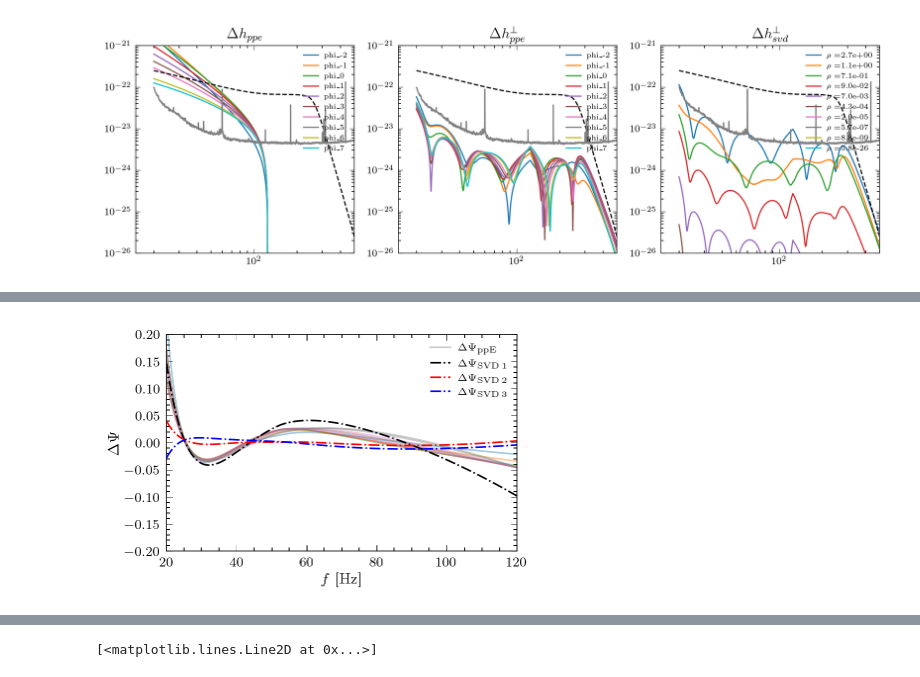
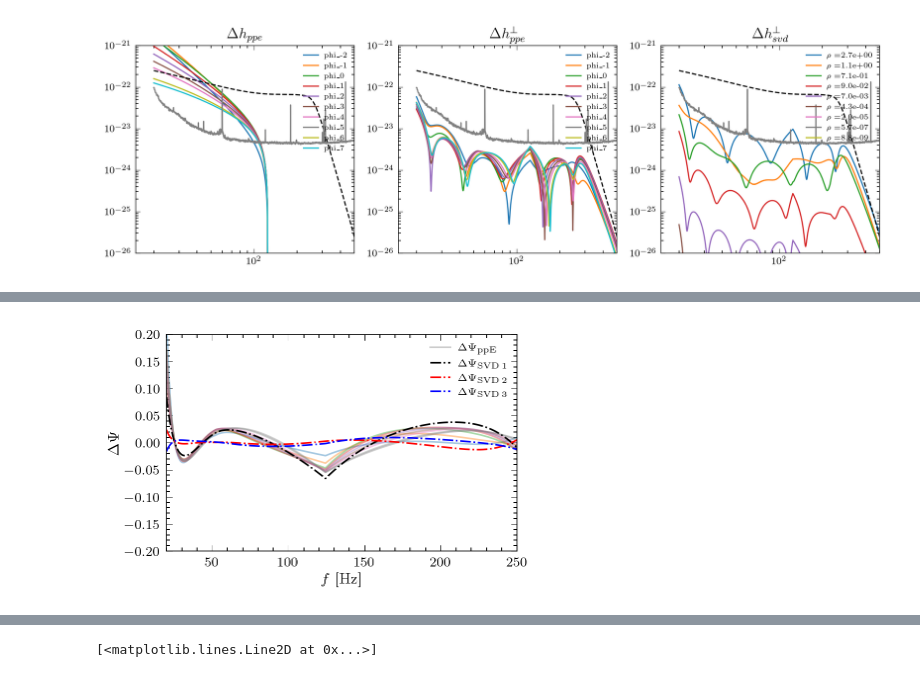
Before and after one commit to BrianCSeymour/geo-tgr, a Jupyter notebook: svd-ppeperp.ipynb, the cells around one changed output, grey strips where cells are left out. Saved outputs shown, nothing was run; the diff lists cells and outputs as text; code cells hidden in the pictures.

```diff
--- a/svd-ppeperp.ipynb
+++ b/svd-ppeperp.ipynb
@@ -248,3 +243,15 @@ for k in kk:
     resDh[obj.k2str[k]] = Dh
 # res = compute_Dh_ppek_perp(kk[0], dhgr, x, paramgr, cov)
 dhperp_nvnl, Dh_nvnl = compute_Dh_nvnl_perp(dhgr, x, paramgr, cov)
+# %%
+# len(kk)
+
+kkvals = kk[kk != 5]  # This removes 5 from the array
+
+ff = np.zeros((len(kkvals),len(kkvals)))
+for i in range(len(kkvals)):
+    for j in range(len(kkvals)):
+        dh_1 = res[obj.k2str[kkvals[i]]]
+        dh_2 = res[obj.k2str[kkvals[j]]]
+
+        ff[i,j] = np.sum([lib.innprod(dh_1[d], dh_2[d], obj.psdO3, obj.freqs) for d in dets])
@@ -288,3 +355,0 @@ U, s, Vh = np.linalg.svd(Hperp, full_matrices=False)
-# %%
-normarr = [lib.innprod(Dh[d], Dh[d], obj.psdO3, obj.freqs) for d in dets]
-norm = np.sum(normarr)**(1/2)
@@ -301,4 +356,5 @@ Array([6.13580041e-24-6.94100896e-23j,
 # %%
+U, s, Vh = np.linalg.svd(Hperp, full_matrices=False)
 normsvd = np.zeros(s.shape[0])
 for j in range(s.shape[0]):
     normarr = np.zeros(3)
@@ -320,7 +376,7 @@ for k in kk:
     axs[1].loglog(obj.freqs, norm*np.abs(res[obj.k2str[k]]["H1"]), label=obj.k2str[k])
 axs[1].set_title(r"$\Delta h_{ppe}^\perp$")
 
-for i in range(10):
+for i in range(9):
     axs[2].loglog(obj.freqs, norm*np.abs(s[i] * Vh[i, :4000] / weight), label=rf"$\rho=${normsvd[i]:0.1e}")
 axs[2].set_title(r"$\Delta h_{svd}^\perp$")
 
@@ -341,0 +394,3 @@ rf"$\Delta \Psi_{{SVD {i+1:d} }}$"
+# %%
+k = 1
+lib.innprod(res[obj.k2str[k]]["H1"],res[obj.k2str[k]]["H1"],obj.psdO3,obj.freqs)
@@ -342,30 +421,38 @@ rf"$\Delta \Psi_{{SVD {i+1:d} }}$"
 # %%
+singnorm = np.real(np.sum(Hperpsingle*np.conj(Hperpsingle),axis=1))
+U, s, Vh = np.linalg.svd(np.array(Hperpsingle), full_matrices=False)
+
+
 kkplt = [-2,-1,0,1, 2,3,4,6, 7]
 
 for k in kkplt:
     # line, = plt.plot(obj.freqs,np.real(resDh[obj.k2str[k]]["H1"] / hgr["H1"]/1j), label=rf"$\Delta \Psi_{{ {k:d} }}$")
+
     if k!=7:
         plt.plot(obj.freqs, np.real(res[obj.k2str[k]]["H1"] / hgr["H1"]/1j), alpha=0.4)
     else:
         plt.plot(obj.freqs, np.real(res[obj.k2str[k]]["H1"] / hgr["H1"]/1j), alpha=0.4, c = "gray", label=r"$\Delta \Psi_\mathrm{ppE }$")
 
-cc = ["k","r","b"]
+cc = ["k","r","b","gray","m"]
+# norm = 1
+norm = np.sqrt(obj.freqs)
 for i in range(3):
-
-    vals = norm/27*s[i] * Vh[i, :4000] / weight / hgr["H1"]/1j
+    vals = norm/9/np.sum(singnorm) * s[i] * Vh[i, :]/ weight / hgr["H1"]/1j
     ang = -np.unwrap(np.real(vals))
     # vals = norm/27*s[i] * Vh[i, :4000] / weight/ hgr["H1"]/1j
     # ang2 =  -np.real(norm/27*s[i] * Vh[i, :4000] / weight/ hgr["H1"]/1j)
     plt.plot(obj.freqs,ang, label=rf"$\Delta \Psi_{{\mathrm{{SVD}}\, {i+1:d} }}$",ls = "-.",c=cc[i])
 
-plt.xlim(20, 120)
+
+
+plt.xlim(20, 250)
 plt.ylim(-0.2,0.2)
 plt.legend(loc=1)
 
 plt.xlabel(r"$f$ [Hz]")
 plt.ylabel(r"$\Delta \Psi$")
 # plt.savefig("svd-example.pdf", bbox_inches='tight', pad_inches=0)
 
 plt.show()
 # %% [output]
-[figure, old version]
+[figure, new version]
```
Also changed, not shown: parts of 12 cells of this notebook, 5 other files.
